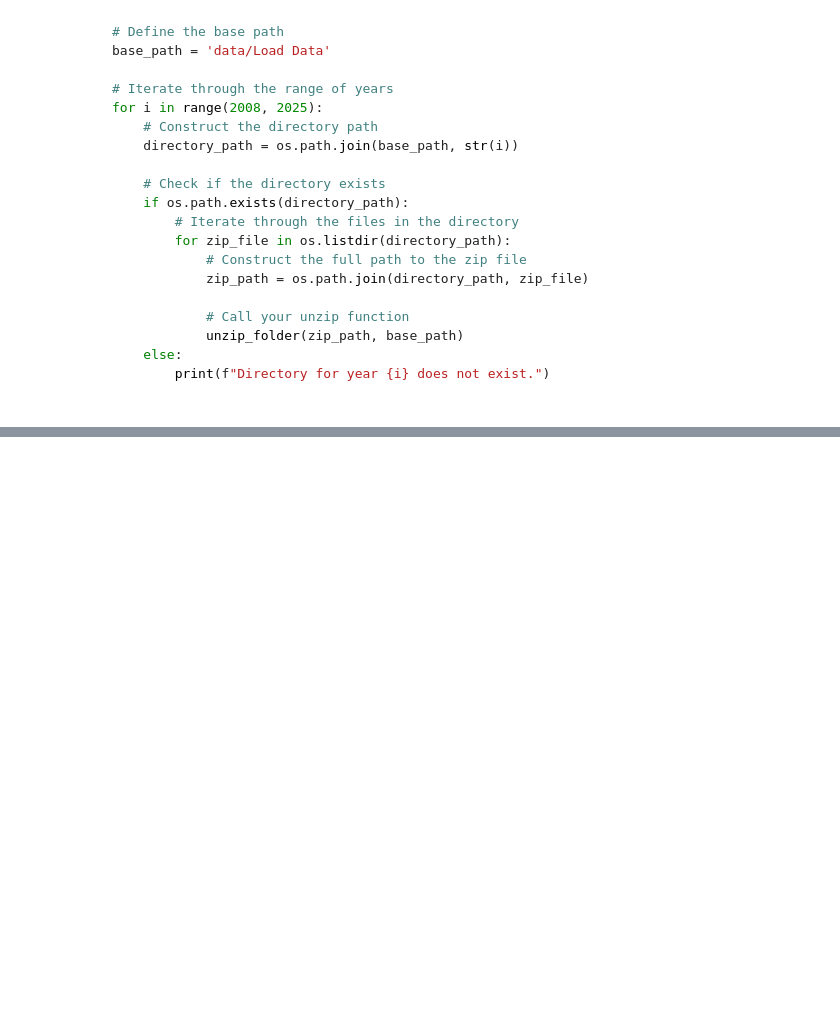
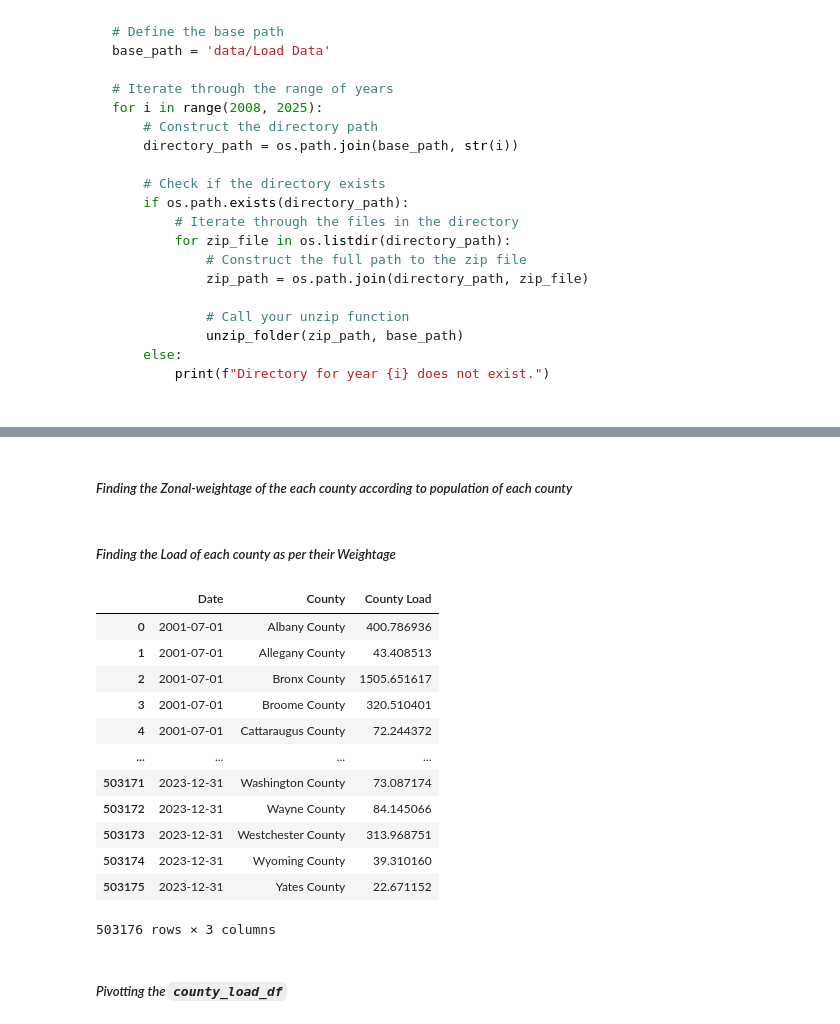
Before and after one commit to DamarTheMunginizer/New-York-State-Energy-Consumption, a Jupyter notebook: Load Data.ipynb, the cells around one changed output, grey strips where cells are left out. Cells and saved outputs as stored; diff of their text form; code cells hidden in the pictures; blank space fills up the shorter version.

```diff
--- a/Load Data.ipynb
+++ b/Load Data.ipynb
@@ -113,0 +192,2 @@ energy_zones_to_counties = {
+# %% [markdown]
+##### *Finding the Zonal-weightage of the each county according to population of each county*
@@ -113,0 +218,38 @@ energy_zones_to_counties = {
+# %% [markdown]
+##### *Finding the Load of each county as per their Weightage*
+# %%
+# Convert the Date column in load_data_df to datetime format and extract the year
+load_data_df["Date"] = pd.to_datetime(load_data_df["Date"])
+load_data_df["Year"] = load_data_df["Date"].dt.year
+
+# Merge load data with zonal weightage data on 'Year' and 'Zone'
+merged_df = pd.merge(
+    load_data_df.rename(columns={"Name": "Zone"}),  # Rename 'Name' to 'Zone' for consistency
+    zonal_weightage_df,
+    on=["Year", "Zone"],
+    how="inner"
+)
+
+# Calculate the load for each county
+merged_df["County Load"] = merged_df["Load"] * merged_df["Weightage"]
+
+# Select relevant columns for the final output
+county_load_df = merged_df[["Date", "County", "County Load"]]
+# %%
+county_load_df = county_load_df.groupby(["Date",'County'], as_index=False).sum()
+# %%
+county_load_df
+# %% [output]
+|  | Date | County | County Load |
+| 0 | 2001-07-01 | Albany County | 400.786936 |
+| 1 | 2001-07-01 | Allegany County | 43.408513 |
+| 2 | 2001-07-01 | Bronx County | 1505.651617 |
+| 3 | 2001-07-01 | Broome County | 320.510401 |
+| 4 | 2001-07-01 | Cattaraugus County | 72.244372 |
+| ... | ... | ... | ... |
+| 503171 | 2023-12-31 | Washington County | 73.087174 |
+| 503172 | 2023-12-31 | Wayne County | 84.145066 |
+| 503173 | 2023-12-31 | Westchester County | 313.968751 |
+| 503174 | 2023-12-31 | Wyoming County | 39.310160 |
+| 503175 | 2023-12-31 | Yates County | 22.671152 |
+503176 rows × 3 columns
@@ -113,0 +258,2 @@ energy_zones_to_counties = {
+# %% [markdown]
+##### *Pivotting the `county_load_df`*
```
Also changed, not shown: parts of 50 cells of this notebook, 5 other files.
